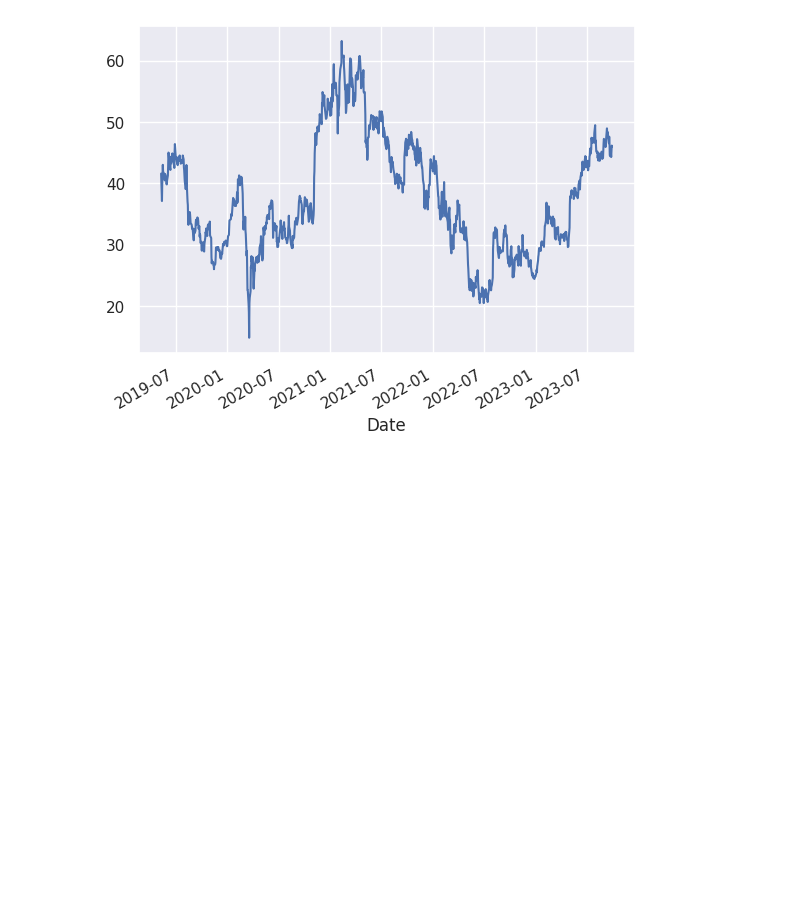
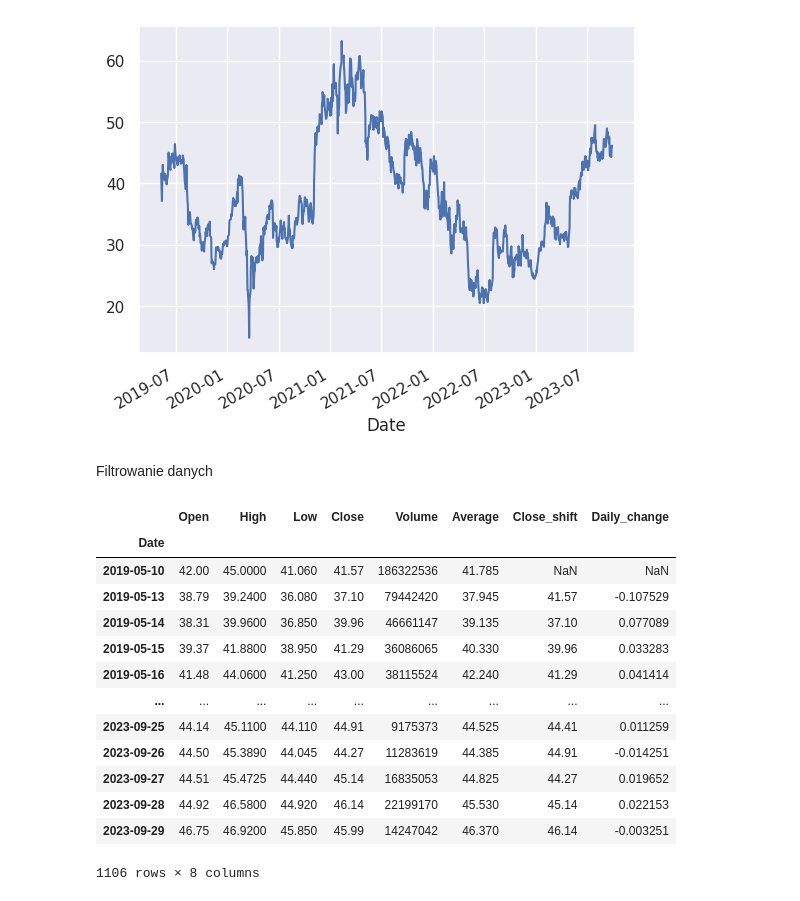
Before and after one commit to Krawieckk/data-science-bootcamp, a Jupyter notebook: 02_dane_gieldowe.ipynb, the cells around one changed output. Saved outputs shown, nothing was run; the diff lists cells and outputs as text; code cells hidden in the pictures; blank space fills up the shorter version.

```diff
--- a/02_dane_gieldowe.ipynb
+++ b/02_dane_gieldowe.ipynb
@@ -428,3 +428,22 @@ df.Close.plot()
 # %% [output]
 <Axes: xlabel='Date'>
 [figure]
+# %% [markdown]
+Filtrowanie danych
+# %%
+df
+# %% [output]
+|  | Open | High | Low | Close | Volume | Average | Close_shift | Daily_change |
+| Date |  |  |  |  |  |  |  |  |
+| 2019-05-10 | 42.00 | 45.0000 | 41.060 | 41.57 | 186322536 | 41.785 | NaN | NaN |
+| 2019-05-13 | 38.79 | 39.2400 | 36.080 | 37.10 | 79442420 | 37.945 | 41.57 | -0.107529 |
+| 2019-05-14 | 38.31 | 39.9600 | 36.850 | 39.96 | 46661147 | 39.135 | 37.10 | 0.077089 |
+| 2019-05-15 | 39.37 | 41.8800 | 38.950 | 41.29 | 36086065 | 40.330 | 39.96 | 0.033283 |
+| 2019-05-16 | 41.48 | 44.0600 | 41.250 | 43.00 | 38115524 | 42.240 | 41.29 | 0.041414 |
+| ... | ... | ... | ... | ... | ... | ... | ... | ... |
+| 2023-09-25 | 44.14 | 45.1100 | 44.110 | 44.91 | 9175373 | 44.525 | 44.41 | 0.011259 |
+| 2023-09-26 | 44.50 | 45.3890 | 44.045 | 44.27 | 11283619 | 44.385 | 44.91 | -0.014251 |
+| 2023-09-27 | 44.51 | 45.4725 | 44.440 | 45.14 | 16835053 | 44.825 | 44.27 | 0.019652 |
+| 2023-09-28 | 44.92 | 46.5800 | 44.920 | 46.14 | 22199170 | 45.530 | 45.14 | 0.022153 |
+| 2023-09-29 | 46.75 | 46.9200 | 45.850 | 45.99 | 14247042 | 46.370 | 46.14 | -0.003251 |
+1106 rows × 8 columns
```
Also changed, not shown: parts of 11 cells of this notebook.
